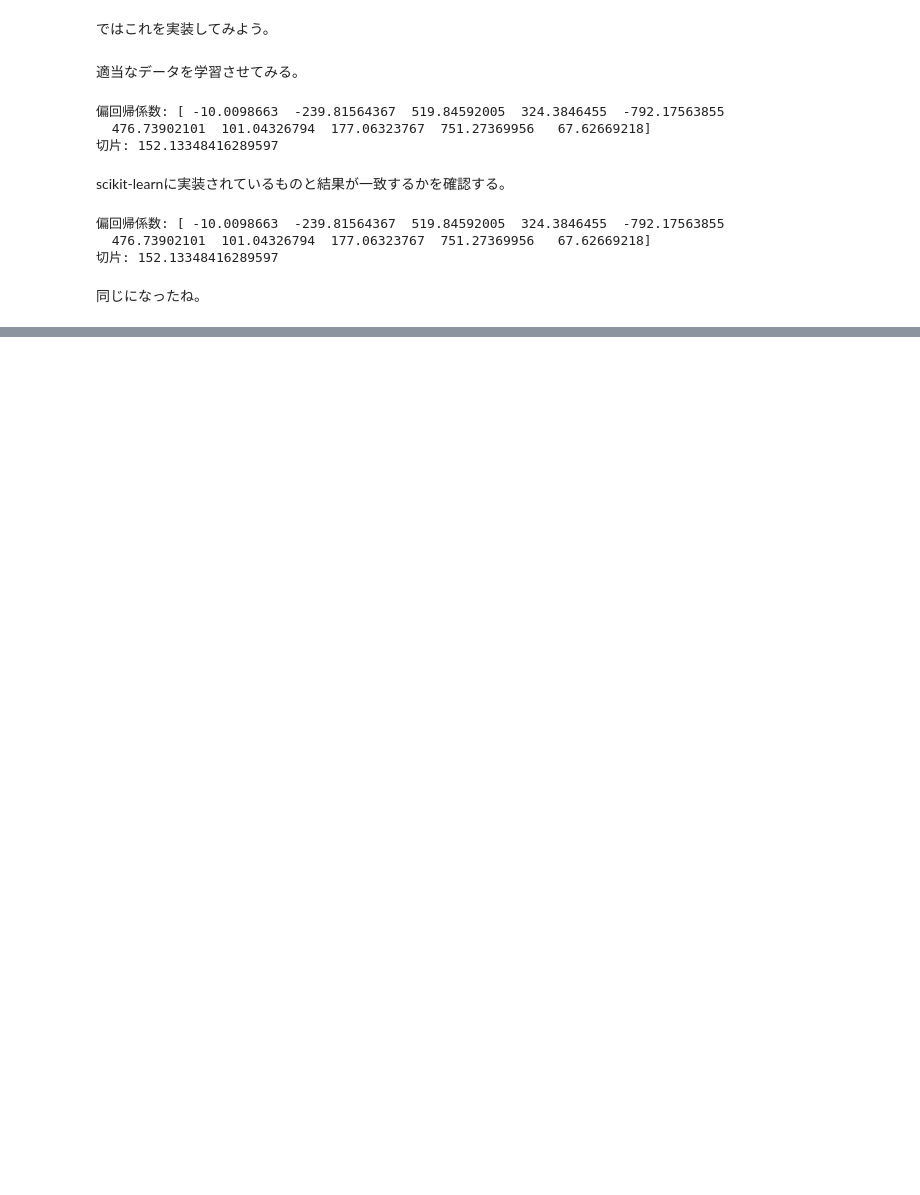
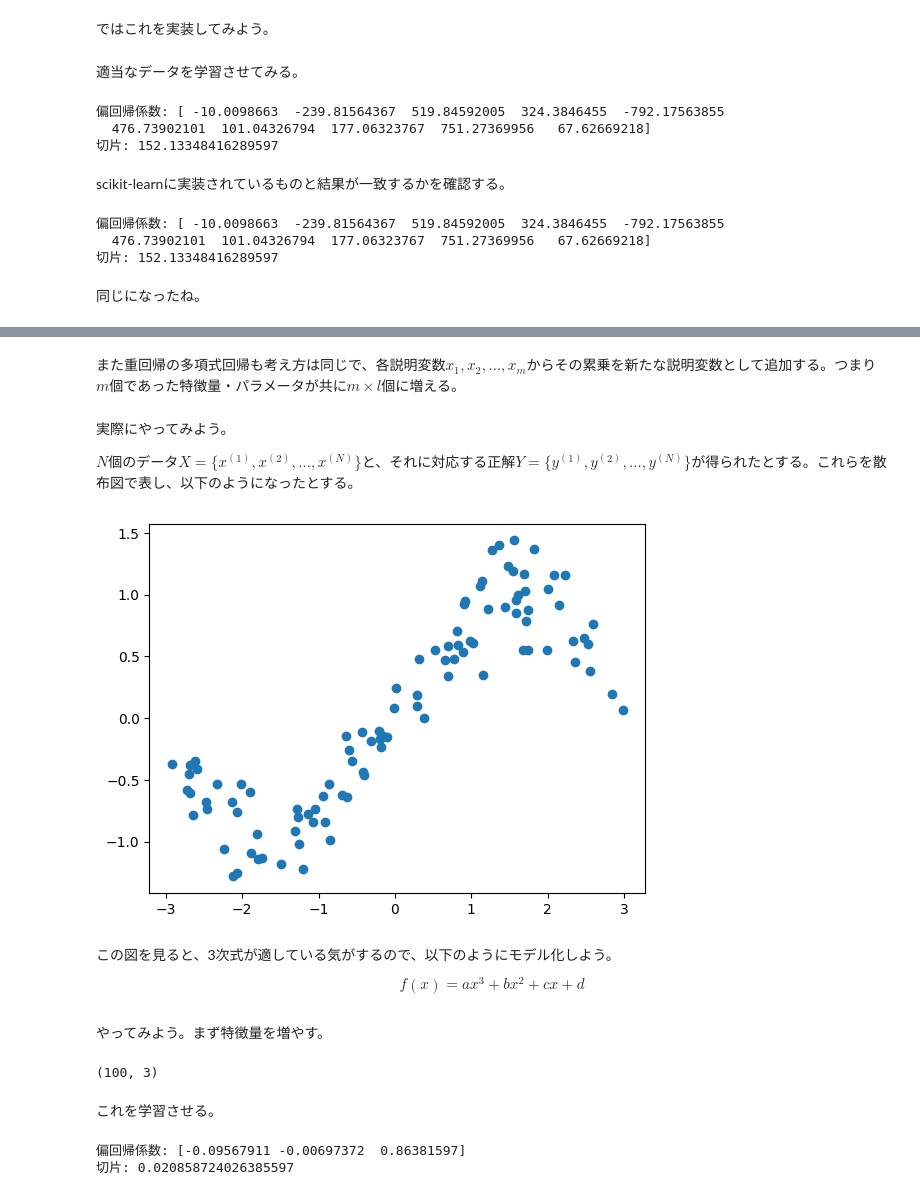
Before and after one commit to misya11p/machine-learning, a Jupyter notebook: linear_regression.ipynb, the cells around one changed output, grey strips where cells are left out. Cells and saved outputs as stored; diff of their text form; code cells hidden in the pictures; blank space fills up the shorter version.

```diff
--- a/linear_regression.ipynb
+++ b/linear_regression.ipynb
@@ -407,0 +435,39 @@ print("切片:", correct_model.intercept_)
+# %% [markdown]
+また重回帰の多項式回帰も考え方は同じで、各説明変数$x_1, x_2, \dots, x_m$からその累乗を新たな説明変数として追加する。つまり$m$個であった特徴量・パラメータが共に$m\times l$個に増える。
+# %% [markdown]
+実際にやってみよう。
+
+$N$個のデータ$X=\{x^{(1)},x^{(2)},\dots,x^{(N)}\}$と、それに対応する正解$Y=\{y^{(1)},y^{(2)},\dots,y^{(N)}\}$が得られたとする。これらを散布図で表し、以下のようになったとする。
+# %%
+n = 100
+x_range = (-3, 3)
+x = np.random.uniform(*x_range, n)
+y = np.sin(x) + 0.2 * np.random.randn(n)
+plt.scatter(x, y);
+# %% [output]
+[figure, added]
+# %% [markdown]
+この図を見ると、3次式が適している気がするので、以下のようにモデル化しよう。
+
+$$
+f(x) = ax^3 + bx^2 + cx + d
+$$
+# %% [markdown]
+やってみよう。まず特徴量を増やす。
+# %%
+x_2 = x ** 2
+x_3 = x ** 3
+X = np.stack([x_3, x_2, x], axis=1)
+X.shape
+# %% [output]
+(100, 3)
+# %% [markdown]
+これを学習させる。
+# %%
+model = LinearRegression()
+model.fit(X, y)
+print("偏回帰係数:", model.weights[1:])
+print("切片:", model.weights[0])
+# %% [output]
+偏回帰係数: [-0.09567911 -0.00697372  0.86381597]
+切片: 0.020858724026385597
```
Also changed, not shown: parts of 5 cells of this notebook.
